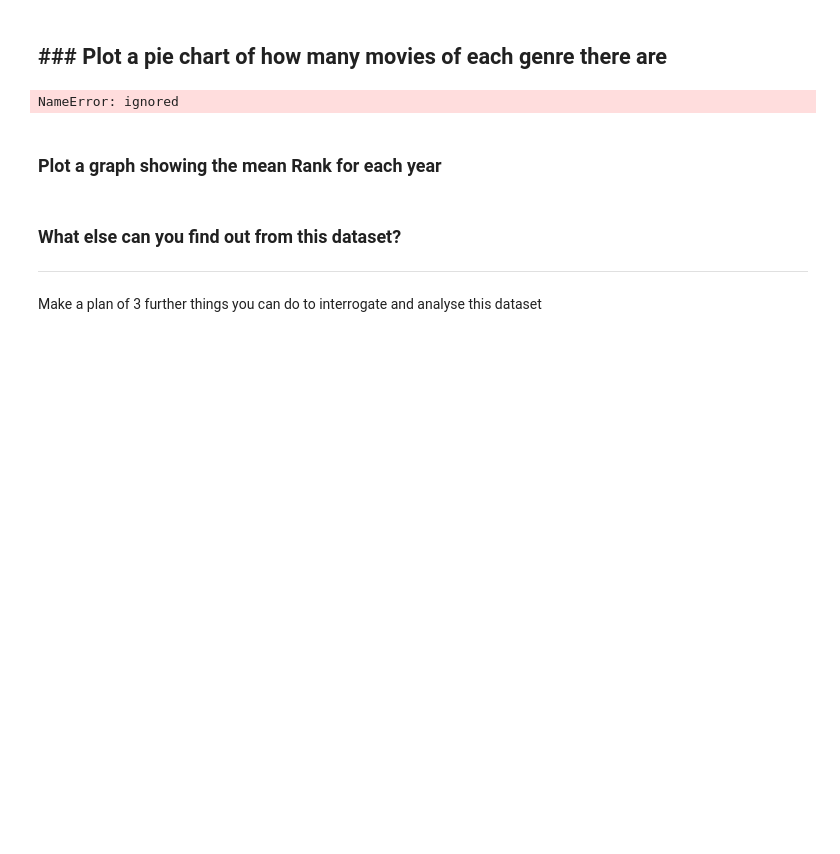
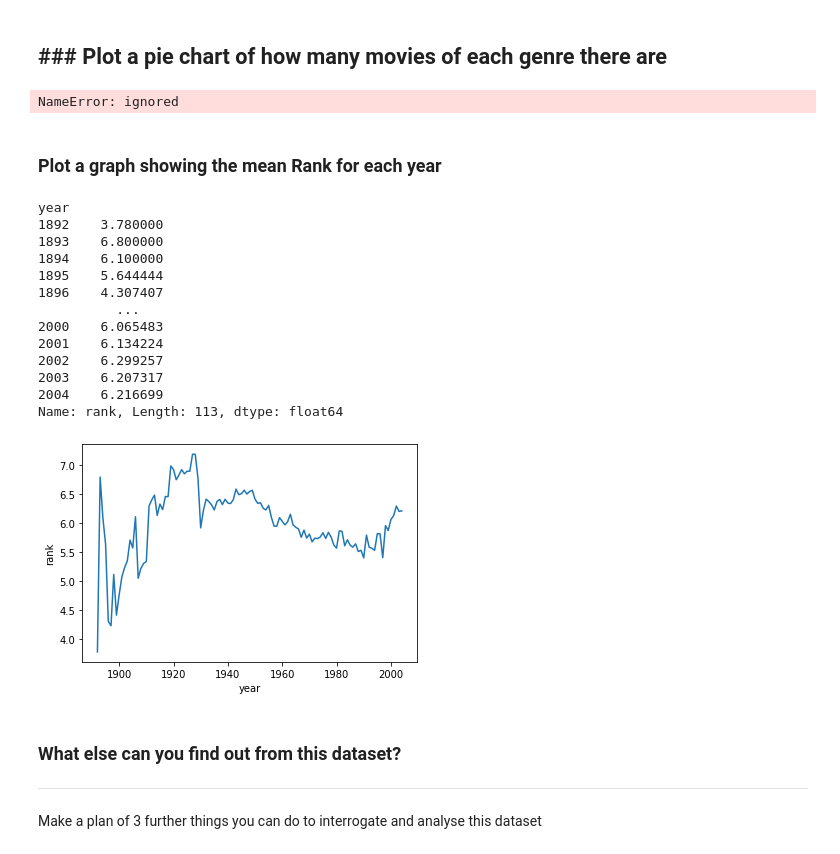
Before and after one commit to EllenSakkla/-PythonFundamentals, a Jupyter notebook: Copy_of_10_2_Movies_Project.ipynb, the cells around one changed output. Saved outputs shown, nothing was run; the diff lists cells and outputs as text; code cells hidden in the pictures; blank space fills up the shorter version.

```diff
--- a/Copy_of_10_2_Movies_Project.ipynb
+++ b/Copy_of_10_2_Movies_Project.ipynb
@@ -170,19 +199,35 @@ plt.show()
 # %% [markdown]
 ### Plot a pie chart of how many movies of each genre there are
 ---
-# %%
-labels = genre.keys()
-plt.pie(genre, labels = labels)
-plt.show()
-#genre1 = df.groupby(['genre']).mean()
-#datta = genre1['genre']
-#labelz = datta.keys()
-#plt.pie(datta, labels = labelz)
-#plt.show()
-# %% [output]
-NameError: ignored
+# %%
+labels = genres.keys()
+plt.pie(genres, labels = labels)
+plt.show()
+# %% [output]
+NameError: ignored
 # %% [markdown]
 ### Plot a graph showing the mean Rank for each year
+# %%
+mean_rank = df_cleaned.groupby('year')['rank'].mean()
+print(mean_rank)
+
+chart = sns.lineplot(data=mean_rank)
+sns.set_style("whitegrid")
+# %% [output]
+year
+1892    3.780000
+1893    6.800000
+1894    6.100000
+1895    5.644444
+1896    4.307407
+          ...
+2000    6.065483
+2001    6.134224
+2002    6.299257
+2003    6.207317
+2004    6.216699
+Name: rank, Length: 113, dtype: float64
+[figure, added]
 # %% [markdown]
 ### What else can you find out from this dataset?
 ---
```
Also changed, not shown: parts of 3 cells of this notebook.
